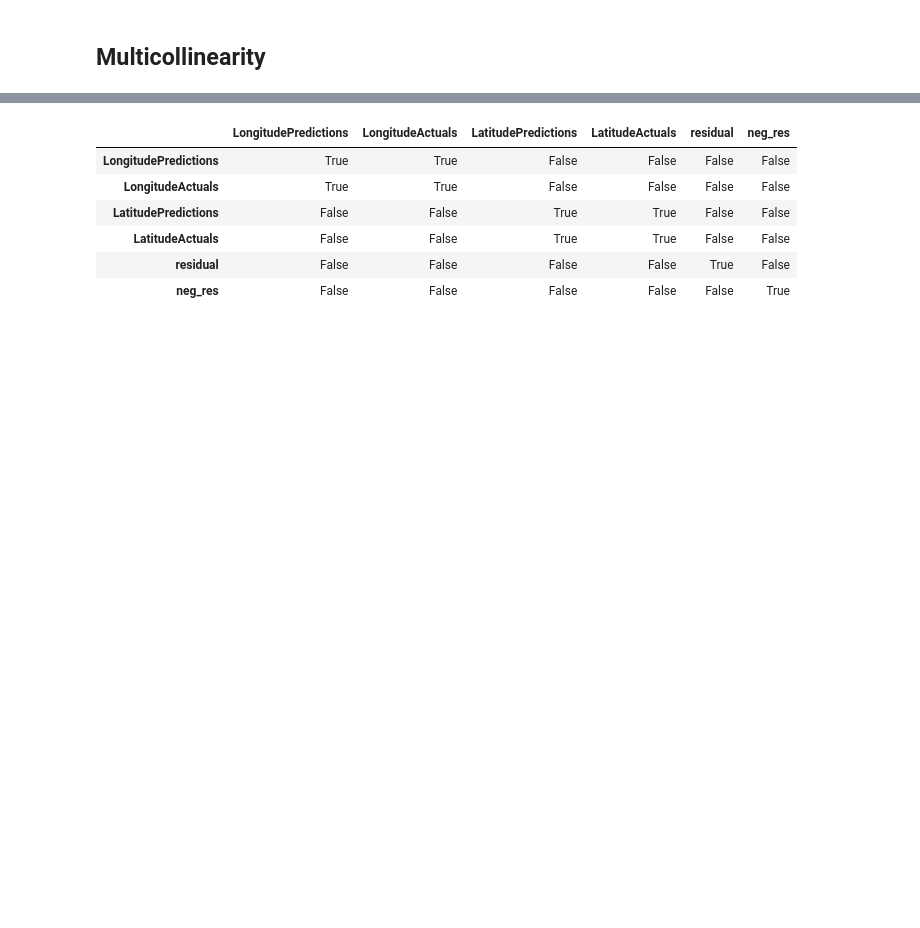
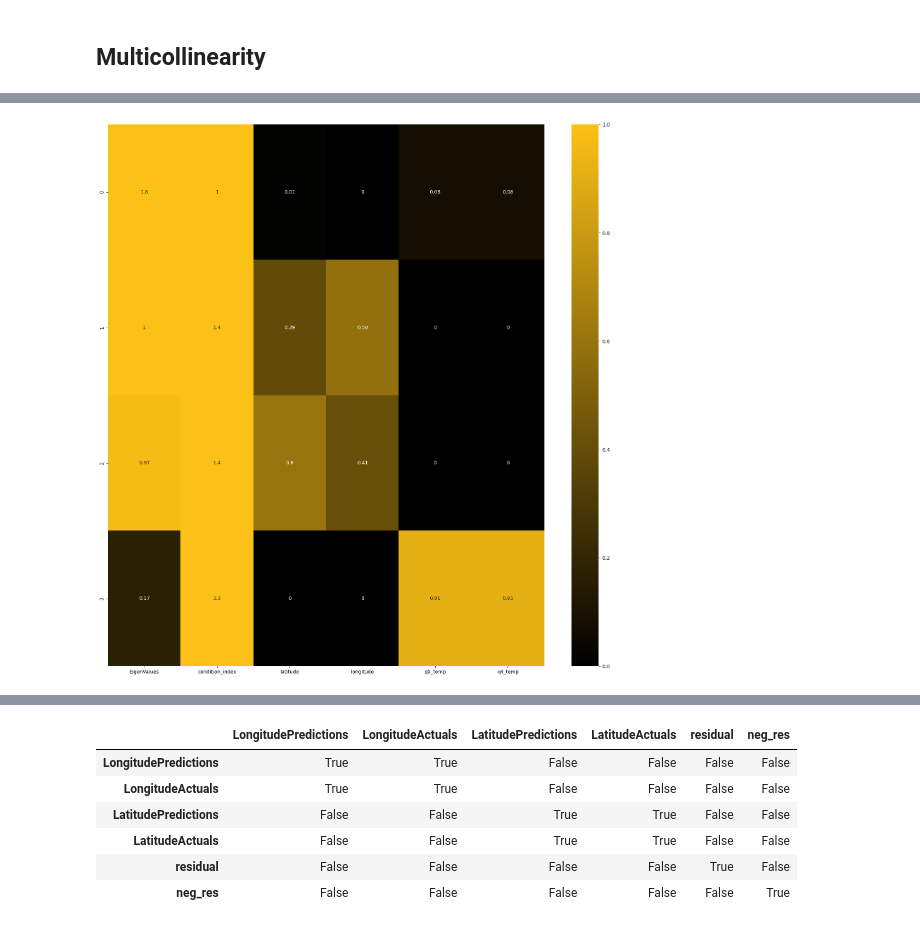
Before and after one commit to JonPGallegos/ocean_climate, a Jupyter notebook: ocean_climate.ipynb, the cells around one changed output, grey strips where cells are left out. Cells and saved outputs as stored; diff of their text form; code cells hidden in the pictures; blank space fills up the shorter version.

```diff
--- a/ocean_climate.ipynb
+++ b/ocean_climate.ipynb
@@ -1820,15 +1824,16 @@ floats = data['float_number'].unique()
 # %%
 data = data[data['float_number']==floats[3000]]
 # %%
-X = data[['q0_psal_diff',
-    'q1_psal_diff',
-    'q2_psal_diff',
-    'q3_psal_diff',
-    'q4_psal_diff',
+X = data[[
+    # 'q0_psal_diff',
+    # 'q1_psal_diff',
+    # 'q2_psal_diff',
+    # 'q3_psal_diff',
+    # 'q4_psal_diff',
     'q0_temp_diff',
-    'q1_temp_diff',
-    'q2_temp_diff',
-    'q3_temp_diff',
+    # 'q1_temp_diff',
+    # 'q2_temp_diff',
+    # 'q3_temp_diff',
     'q4_temp_diff'
     ]]
 y = data['distance']
@@ -2004,7 +2039,7 @@ def get_vdp_matrix(dataset):
 # %%
 data = pd.read_csv('all_ocean_data.csv')
 # %%
-data.drop(['Unnamed: 0','float_number','date'], axis=1, inplace=True)
+data.drop(['float_number','date'], axis=1, inplace=True)
 # %%
 df = get_vdp_matrix(data)
 # %% [output]
@@ -2026,3 +2061,17 @@ Condition_index of  11  =  4132.360534272956
 q4_psal    0.903649
 Name: 11, dtype: float64
 [figure]
+# %%
+df = get_vdp_matrix(data.drop([
+                                'q3_psal'
+                               , 'q2_psal'
+                               , 'q1_psal'
+                               , 'q0_psal'
+                               , 'q3_temp'
+                               , 'q2_temp'
+                               , 'q1_temp'
+                            #    ,'q0_temp'
+                               ,'q4_psal'
+                               ], axis=1))
+# %% [output]
+[figure, added]
```
Also changed, not shown: parts of 16 cells of this notebook.
